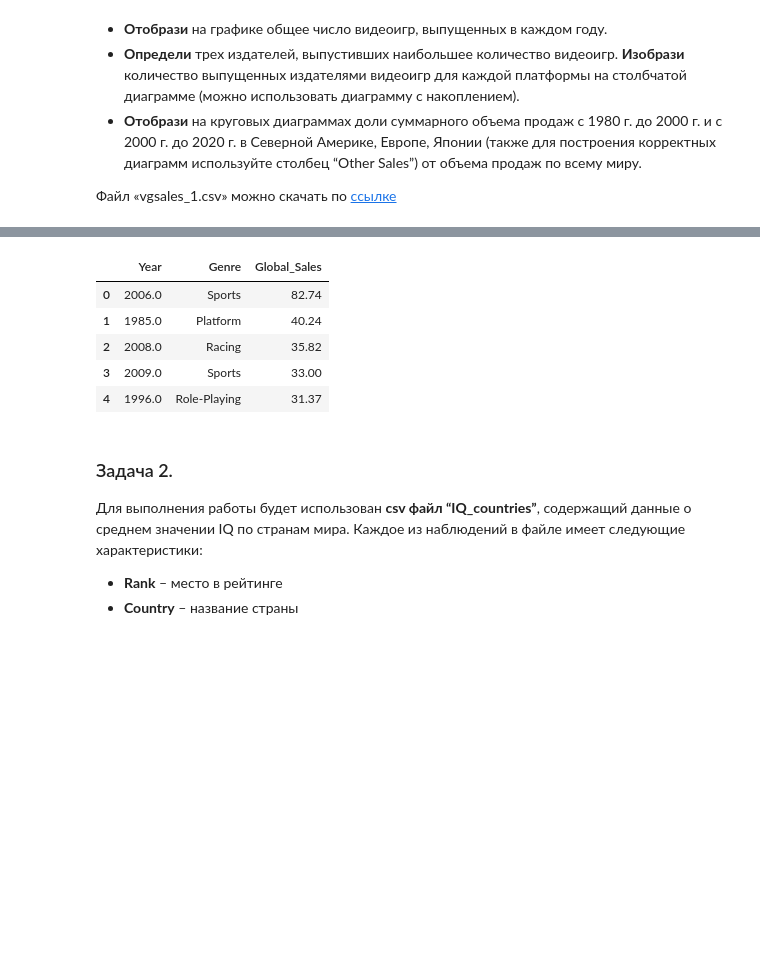
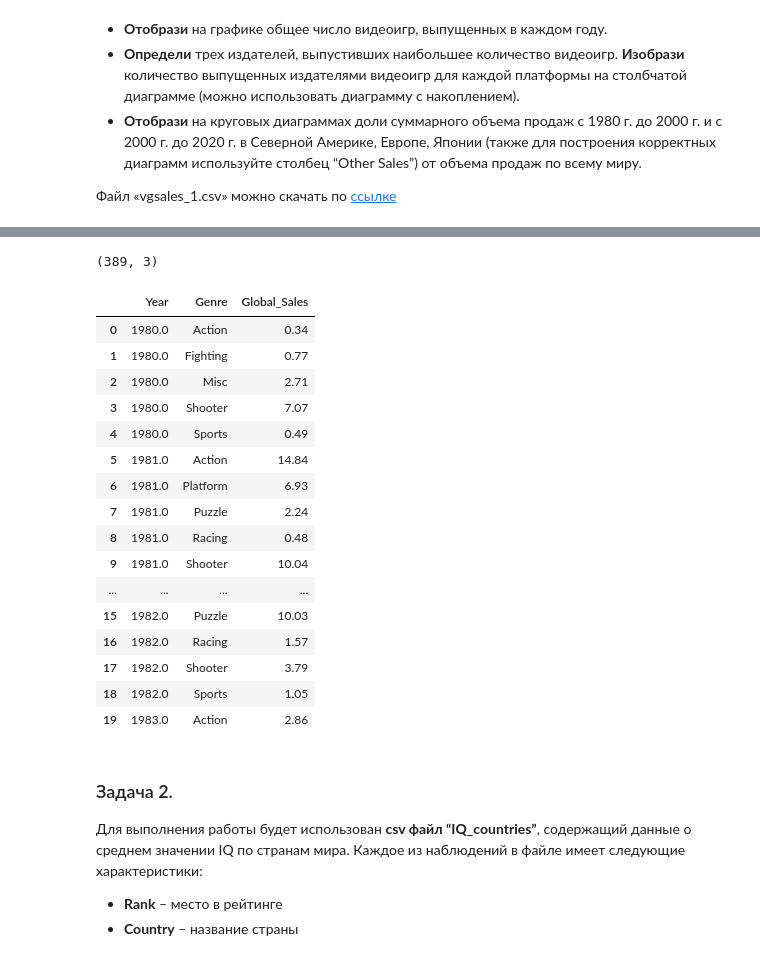
Before and after one commit to AleksandrMac/learning, a Jupyter notebook: ai/hw/8_Дополнительные_задачи_по_DataSciense.ipynb, the cells around one changed output, grey strips where cells are left out. Drawn from its saved outputs; the diff is of its cells as text; code cells hidden in the pictures; blank space fills up the shorter version.

```diff
--- a/ai/hw/8_Дополнительные_задачи_по_DataSciense.ipynb
+++ b/ai/hw/8_Дополнительные_задачи_по_DataSciense.ipynb
@@ -52,14 +56,26 @@ AttributeError: 'DataFrame' object has no attribute 'share'
 # %%
-df_genre = df[['Year','Genre','Global_Sales']]
-df.share()
-df_genre.head()
+df_genre = df[['Year','Genre','Global_Sales']].groupby(['Year', 'Genre'], as_index=False)['Global_Sales'].sum()
+print(df_genre.shape)
+df_genre.head(20)
 # %% [output]
+(389, 3)
 |  | Year | Genre | Global_Sales |
-| 0 | 2006.0 | Sports | 82.74 |
-| 1 | 1985.0 | Platform | 40.24 |
-| 2 | 2008.0 | Racing | 35.82 |
-| 3 | 2009.0 | Sports | 33.00 |
-| 4 | 1996.0 | Role-Playing | 31.37 |
+| 0 | 1980.0 | Action | 0.34 |
+| 1 | 1980.0 | Fighting | 0.77 |
+| 2 | 1980.0 | Misc | 2.71 |
+| 3 | 1980.0 | Shooter | 7.07 |
+| 4 | 1980.0 | Sports | 0.49 |
+| 5 | 1981.0 | Action | 14.84 |
+| 6 | 1981.0 | Platform | 6.93 |
+| 7 | 1981.0 | Puzzle | 2.24 |
+| 8 | 1981.0 | Racing | 0.48 |
+| 9 | 1981.0 | Shooter | 10.04 |
+| ... | ... | ... | ... |
+| 15 | 1982.0 | Puzzle | 10.03 |
+| 16 | 1982.0 | Racing | 1.57 |
+| 17 | 1982.0 | Shooter | 3.79 |
+| 18 | 1982.0 | Sports | 1.05 |
+| 19 | 1983.0 | Action | 2.86 |
 # %% [markdown]
 ### Задача 2.
 
```
Also changed, not shown: parts of 2 cells of this notebook.
